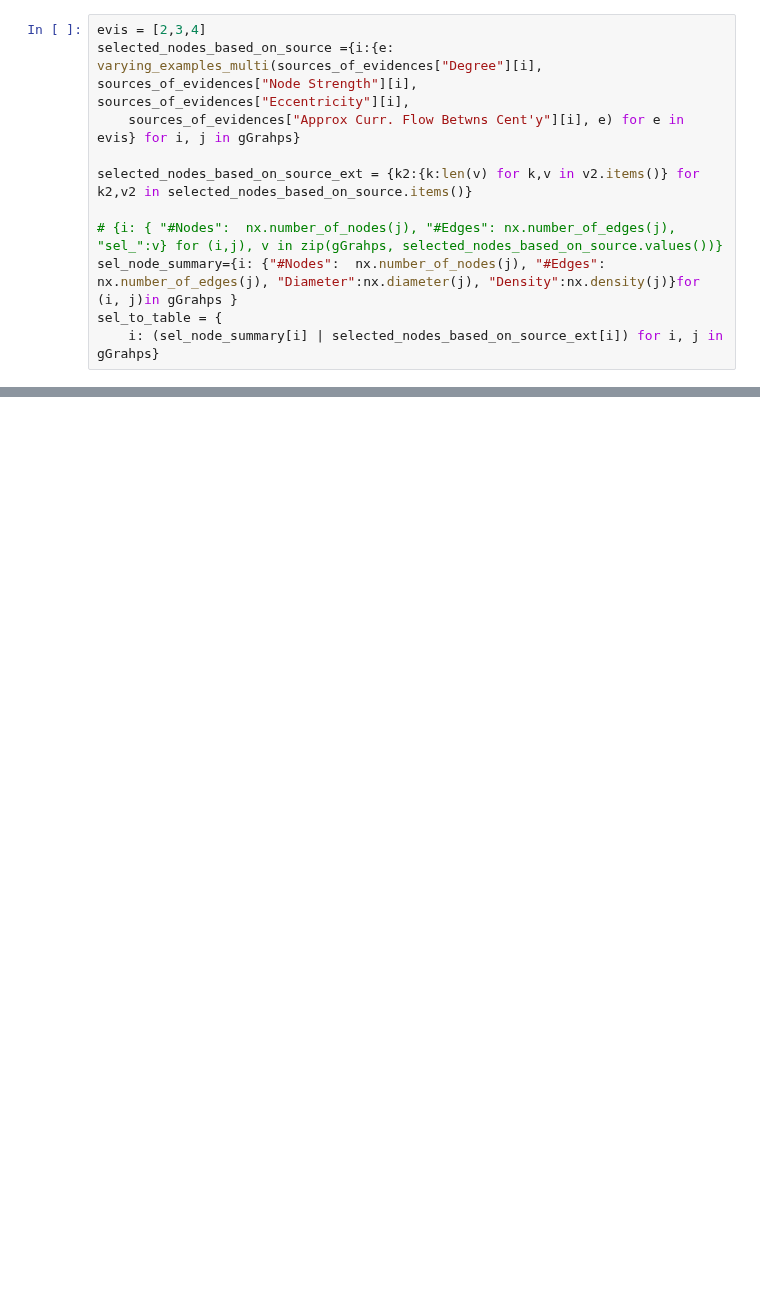
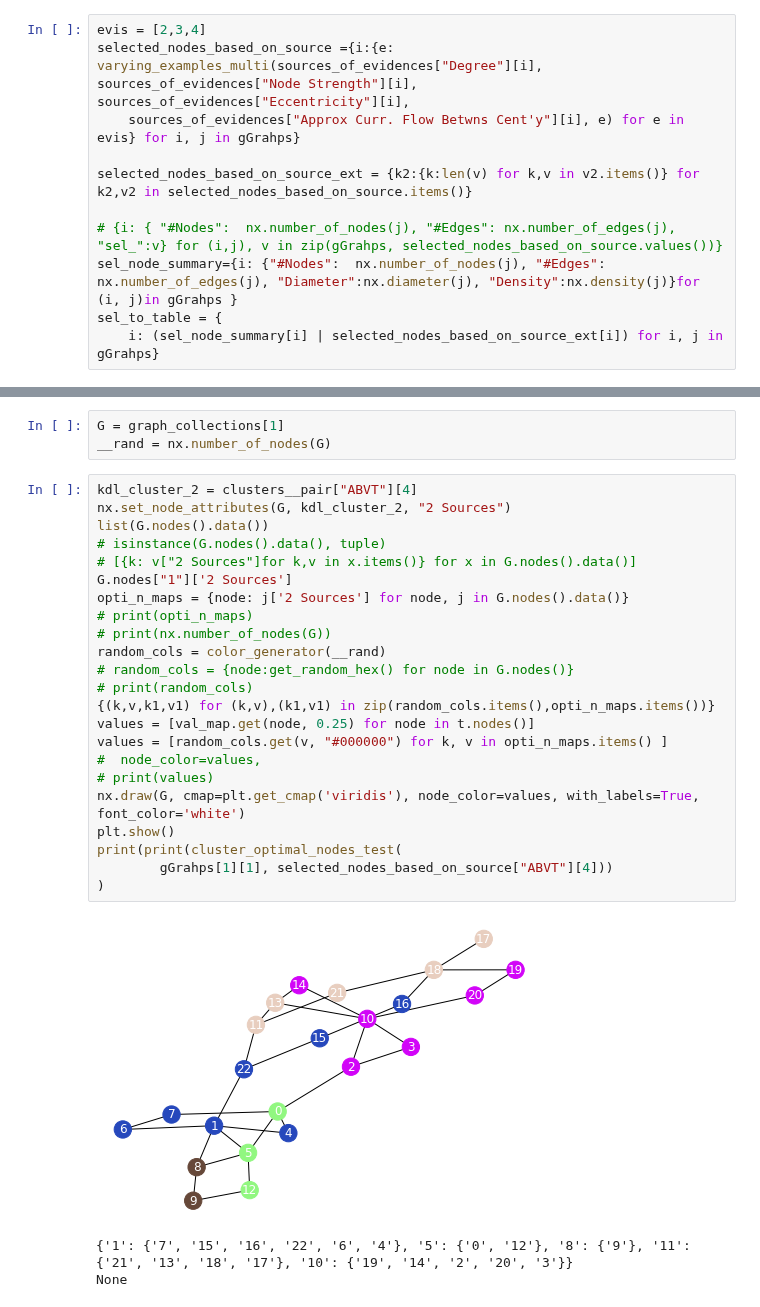
Before and after one commit to odunayo12/Skoltech-PhD-Thesis, a Jupyter notebook: _codes/SIR/Influential-nodes-identification-in-complex-networks-via-information-entropy/experiments and data/different_multi.ipynb, the cells around one changed output, grey strips where cells are left out. Cells and saved outputs as stored; diff of their text form; blank space fills up the shorter version.

```diff
--- a/_codes/SIR/Influential-nodes-identification-in-complex-networks-via-information-entropy/experiments and data/different_multi.ipynb
+++ b/_codes/SIR/Influential-nodes-identification-in-complex-networks-via-information-entropy/experiments and data/different_multi.ipynb
@@ -173,0 +291,30 @@ random_hex_numbers(5)
+# %%
+G = graph_collections[1]
+__rand = nx.number_of_nodes(G)
+# %%
+kdl_cluster_2 = clusters__pair["ABVT"][4]
+nx.set_node_attributes(G, kdl_cluster_2, "2 Sources")
+list(G.nodes().data())
+# isinstance(G.nodes().data(), tuple)
+# [{k: v["2 Sources"]for k,v in x.items()} for x in G.nodes().data()]
+G.nodes["1"]['2 Sources']
+opti_n_maps = {node: j['2 Sources'] for node, j in G.nodes().data()}
+# print(opti_n_maps)
+# print(nx.number_of_nodes(G))
+random_cols = color_generator(__rand)
+# random_cols = {node:get_random_hex() for node in G.nodes()}
+# print(random_cols)
+{(k,v,k1,v1) for (k,v),(k1,v1) in zip(random_cols.items(),opti_n_maps.items())}
+values = [val_map.get(node, 0.25) for node in t.nodes()]
+values = [random_cols.get(v, "#000000") for k, v in opti_n_maps.items() ]
+#  node_color=values,
+# print(values)
+nx.draw(G, cmap=plt.get_cmap('viridis'), node_color=values, with_labels=True, font_color='white')
+plt.show()
+print(print(cluster_optimal_nodes_test(
+        gGrahps[1][1], selected_nodes_based_on_source["ABVT"][4]))
+)
+# %% [output]
+[figure, added]
+{'1': {'7', '15', '16', '22', '6', '4'}, '5': {'0', '12'}, '8': {'9'}, '11': {'21', '13', '18', '17'}, '10': {'19', '14', '2', '20', '3'}}
+None
```
Also changed, not shown: parts of 19 cells of this notebook, 3 other files.
